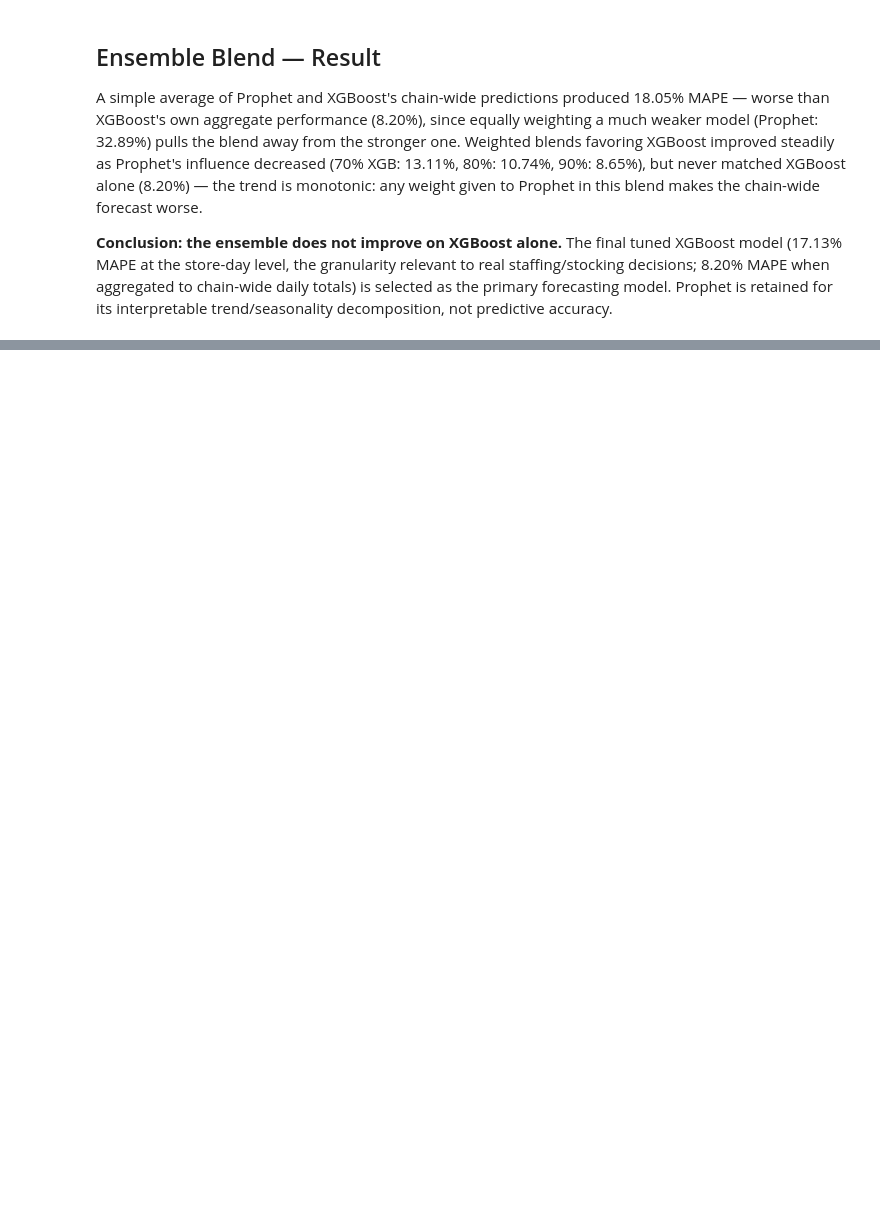
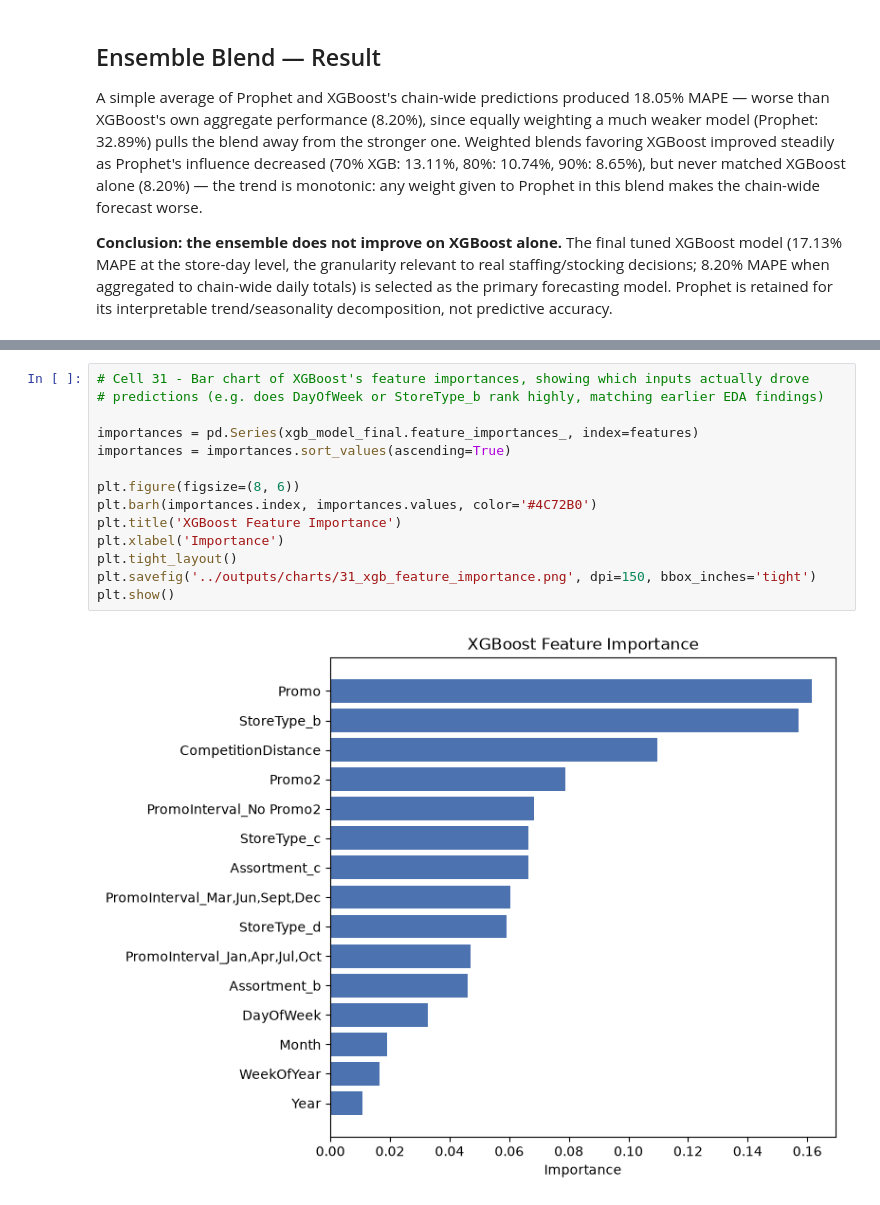
Before and after one commit to Venkatavishnuvardhanthota/rossmann-sales-forecasting, a Jupyter notebook: notebooks/02_forecasting_models.ipynb, the cells around one changed output, grey strips where cells are left out. Drawn from its saved outputs; the diff is of its cells as text; blank space fills up the shorter version.

```diff
--- a/notebooks/02_forecasting_models.ipynb
+++ b/notebooks/02_forecasting_models.ipynb
@@ -711,0 +727,16 @@ not predictive accuracy.
+# %%
+# Cell 31 - Bar chart of XGBoost's feature importances, showing which inputs actually drove
+# predictions (e.g. does DayOfWeek or StoreType_b rank highly, matching earlier EDA findings)
+
+importances = pd.Series(xgb_model_final.feature_importances_, index=features)
+importances = importances.sort_values(ascending=True)
+
+plt.figure(figsize=(8, 6))
+plt.barh(importances.index, importances.values, color='#4C72B0')
+plt.title('XGBoost Feature Importance')
+plt.xlabel('Importance')
+plt.tight_layout()
+plt.savefig('../outputs/charts/31_xgb_feature_importance.png', dpi=150, bbox_inches='tight')
+plt.show()
+# %% [output]
+[figure, added]
```
Also changed, not shown: parts of 4 cells of this notebook, 3 other files.
